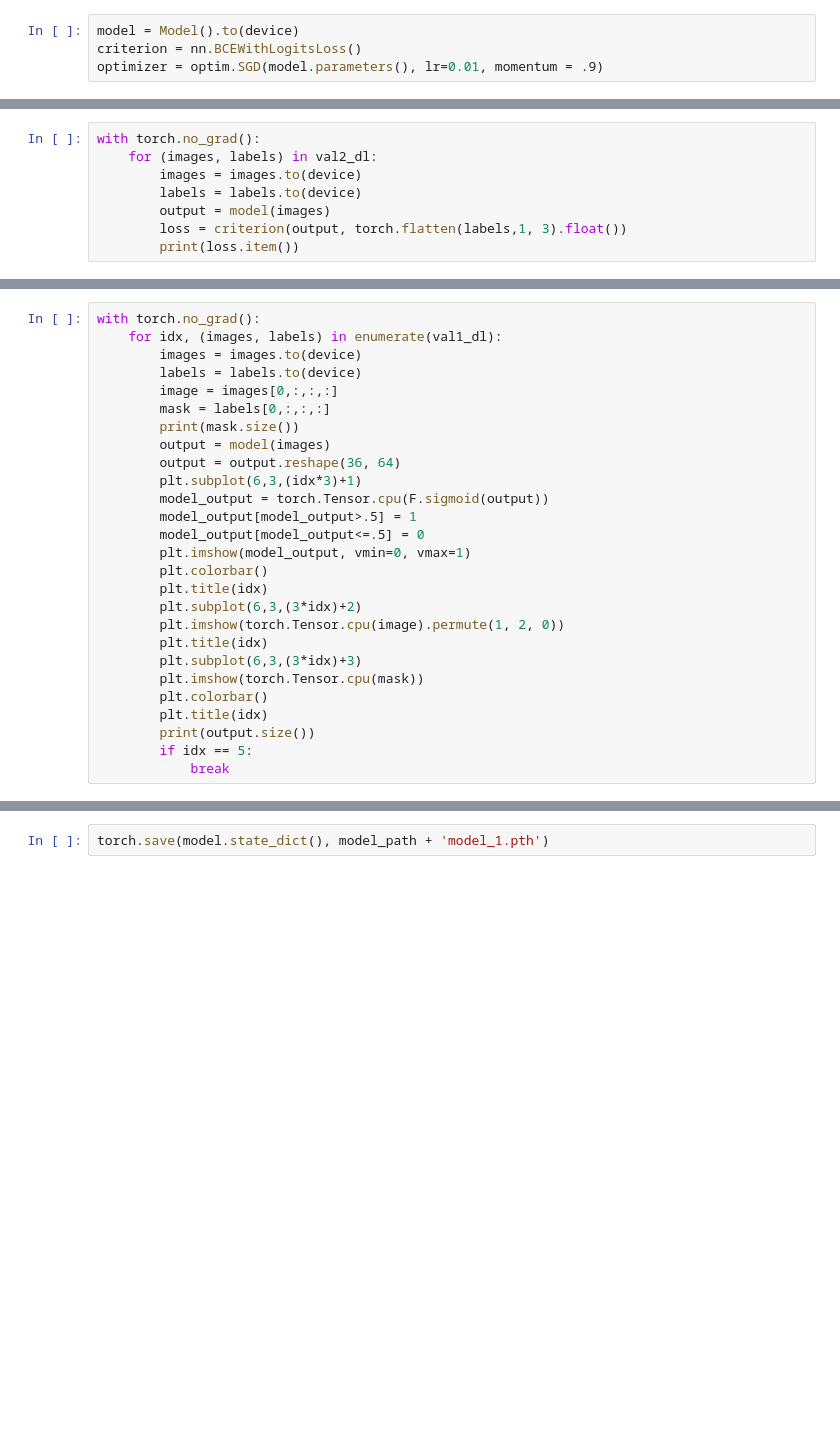
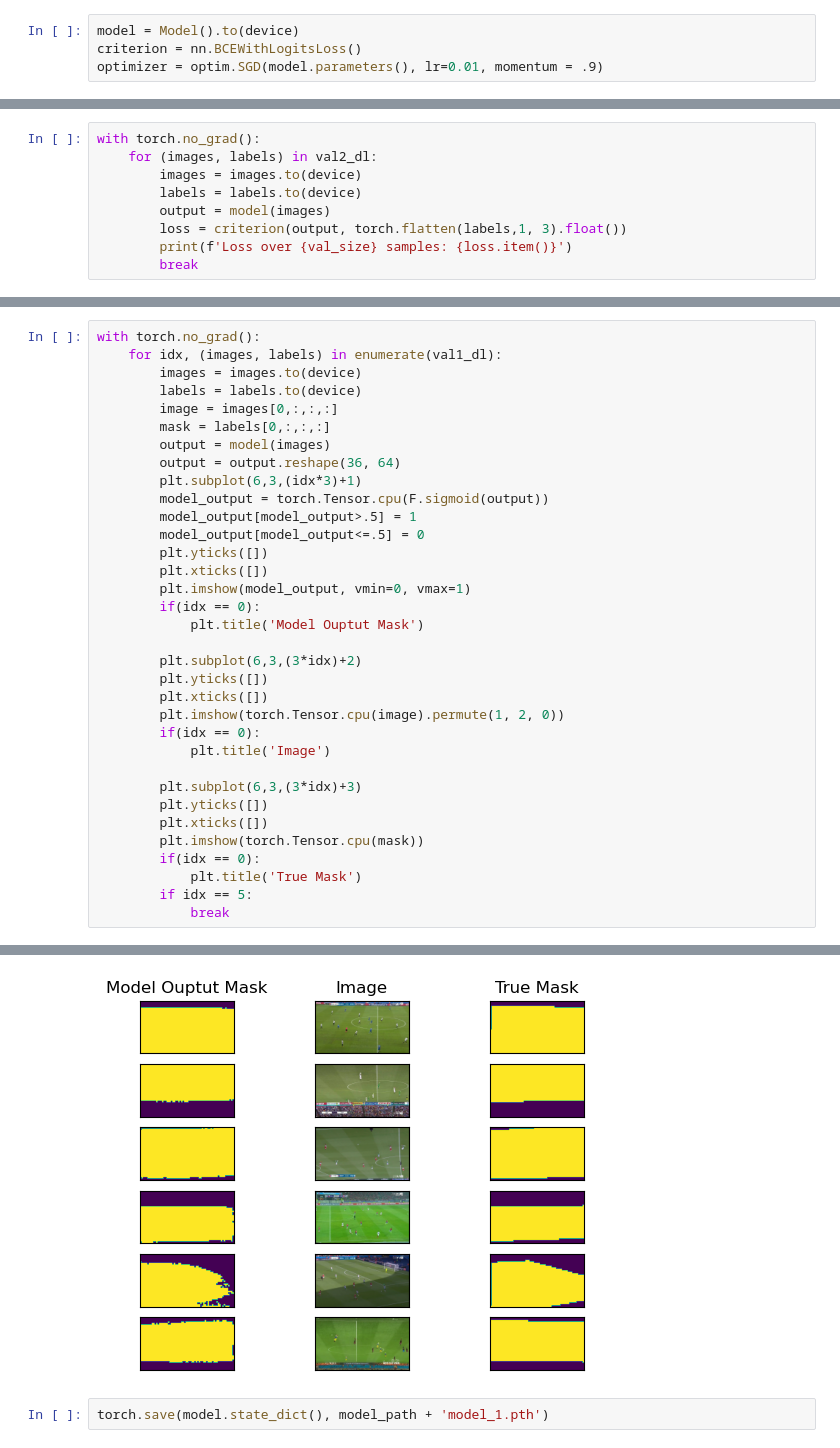
Before and after one commit to patrick-naylor/Soccer-Field-Detection, a Jupyter notebook: model.ipynb, the cells around one changed output, grey strips where cells are left out. Cells and saved outputs as stored; diff of their text form; blank space fills up the shorter version.

Commit message:
Added sigmoid to output and updated plots

```diff
--- a/model.ipynb
+++ b/model.ipynb
@@ -197,5 +200,6 @@ with torch.no_grad():
         labels = labels.to(device)
         output = model(images)
         loss = criterion(output, torch.flatten(labels,1, 3).float())
-        print(loss.item())
+        print(f'Loss over {val_size} samples: {loss.item()}')
+        break
 # %% [output]
@@ -208,24 +211,31 @@ with torch.no_grad():
         labels = labels.to(device)
         image = images[0,:,:,:]
         mask = labels[0,:,:,:]
-        print(mask.size())
         output = model(images)
         output = output.reshape(36, 64)
         plt.subplot(6,3,(idx*3)+1)
         model_output = torch.Tensor.cpu(F.sigmoid(output))
         model_output[model_output>.5] = 1
         model_output[model_output<=.5] = 0
+        plt.yticks([])
+        plt.xticks([])
         plt.imshow(model_output, vmin=0, vmax=1)
-        plt.colorbar()
-        plt.title(idx)
+        if(idx == 0):
+            plt.title('Model Ouptut Mask')
+
         plt.subplot(6,3,(3*idx)+2)
+        plt.yticks([])
+        plt.xticks([])
         plt.imshow(torch.Tensor.cpu(image).permute(1, 2, 0))
-        plt.title(idx)
+        if(idx == 0):
+            plt.title('Image')
+
         plt.subplot(6,3,(3*idx)+3)
+        plt.yticks([])
+        plt.xticks([])
         plt.imshow(torch.Tensor.cpu(mask))
-        plt.colorbar()
-        plt.title(idx)
-        print(output.size())
+        if(idx == 0):
+            plt.title('True Mask')
         if idx == 5:
             break
 # %% [output]
@@ -233,2 +242,3 @@ NameError: name 'val1_dl' is not defined
+[figure, added]
 # %%
 torch.save(model.state_dict(), model_path + 'model_1.pth')
```
Also changed, not shown: parts of 4 cells of this notebook, 1 other file.
